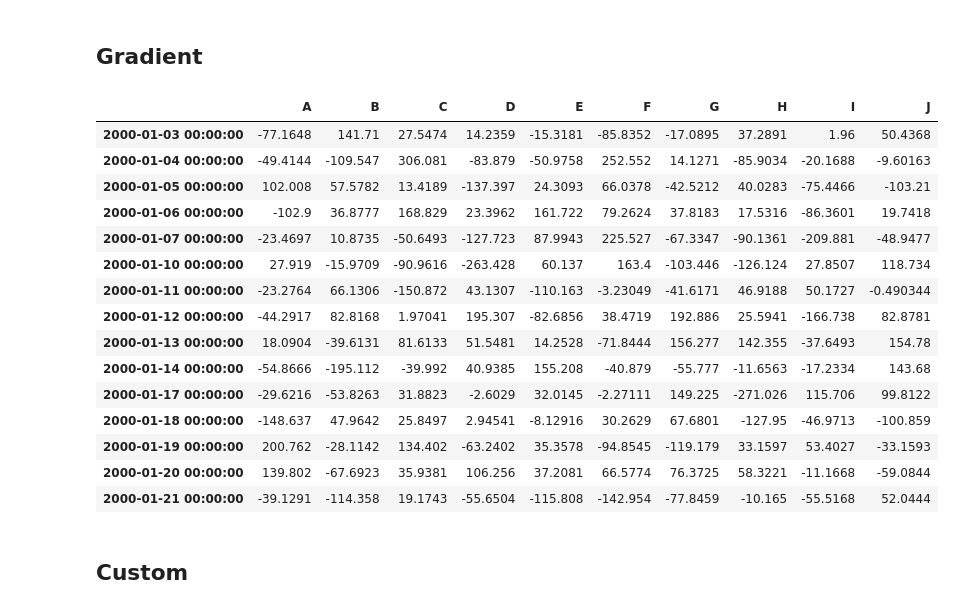
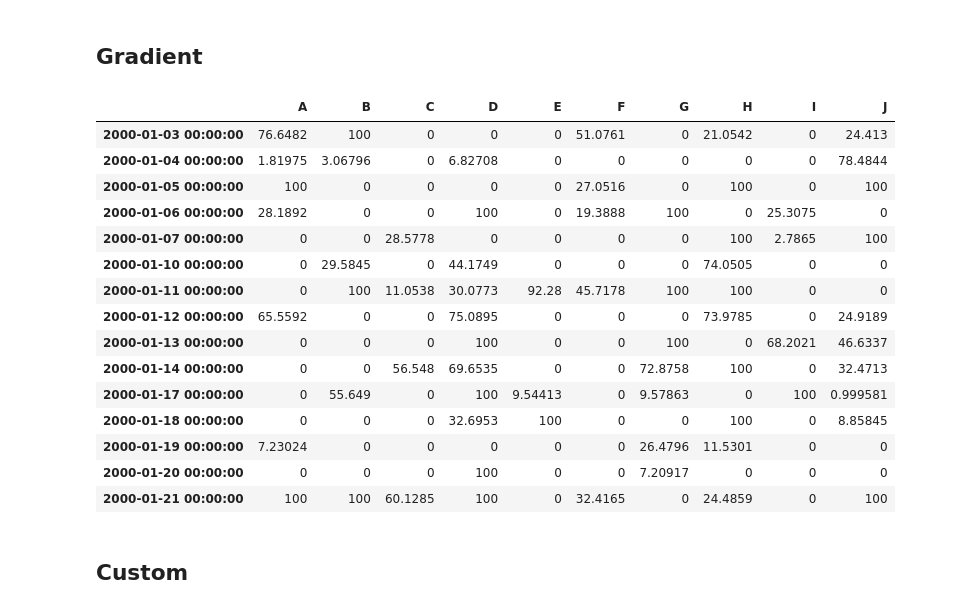
Before and after one commit to DeanLa/dont_reinvent_pandas, a Jupyter notebook: _Nightly.ipynb, the cells around one changed output. Saved outputs shown, nothing was run; the diff lists cells and outputs as text; code cells hidden in the pictures.

```diff
--- a/_Nightly.ipynb
+++ b/_Nightly.ipynb
@@ -704,24 +898,24 @@ stnan[np.random.rand(*stnan.shape) < 0.05] = np.nan
 # %% [markdown]
 ## Gradient
 # %%
-st.style.background_gradient()
+st.clip(0,100).style.background_gradient( cmap='Purples')
 # %% [output]
 |  | A | B | C | D | E | F | G | H | I | J |
-| 2000-01-03 00:00:00 | -77.1648 | 141.71 | 27.5474 | 14.2359 | -15.3181 | -85.8352 | -17.0895 | 37.2891 | 1.96 | 50.4368 |
-| 2000-01-04 00:00:00 | -49.4144 | -109.547 | 306.081 | -83.879 | -50.9758 | 252.552 | 14.1271 | -85.9034 | -20.1688 | -9.60163 |
-| 2000-01-05 00:00:00 | 102.008 | 57.5782 | 13.4189 | -137.397 | 24.3093 | 66.0378 | -42.5212 | 40.0283 | -75.4466 | -103.21 |
-| 2000-01-06 00:00:00 | -102.9 | 36.8777 | 168.829 | 23.3962 | 161.722 | 79.2624 | 37.8183 | 17.5316 | -86.3601 | 19.7418 |
-| 2000-01-07 00:00:00 | -23.4697 | 10.8735 | -50.6493 | -127.723 | 87.9943 | 225.527 | -67.3347 | -90.1361 | -209.881 | -48.9477 |
-| 2000-01-10 00:00:00 | 27.919 | -15.9709 | -90.9616 | -263.428 | 60.137 | 163.4 | -103.446 | -126.124 | 27.8507 | 118.734 |
-| 2000-01-11 00:00:00 | -23.2764 | 66.1306 | -150.872 | 43.1307 | -110.163 | -3.23049 | -41.6171 | 46.9188 | 50.1727 | -0.490344 |
-| 2000-01-12 00:00:00 | -44.2917 | 82.8168 | 1.97041 | 195.307 | -82.6856 | 38.4719 | 192.886 | 25.5941 | -166.738 | 82.8781 |
-| 2000-01-13 00:00:00 | 18.0904 | -39.6131 | 81.6133 | 51.5481 | 14.2528 | -71.8444 | 156.277 | 142.355 | -37.6493 | 154.78 |
-| 2000-01-14 00:00:00 | -54.8666 | -195.112 | -39.992 | 40.9385 | 155.208 | -40.879 | -55.777 | -11.6563 | -17.2334 | 143.68 |
-| 2000-01-17 00:00:00 | -29.6216 | -53.8263 | 31.8823 | -2.6029 | 32.0145 | -2.27111 | 149.225 | -271.026 | 115.706 | 99.8122 |
-| 2000-01-18 00:00:00 | -148.637 | 47.9642 | 25.8497 | 2.94541 | -8.12916 | 30.2629 | 67.6801 | -127.95 | -46.9713 | -100.859 |
-| 2000-01-19 00:00:00 | 200.762 | -28.1142 | 134.402 | -63.2402 | 35.3578 | -94.8545 | -119.179 | 33.1597 | 53.4027 | -33.1593 |
-| 2000-01-20 00:00:00 | 139.802 | -67.6923 | 35.9381 | 106.256 | 37.2081 | 66.5774 | 76.3725 | 58.3221 | -11.1668 | -59.0844 |
-| 2000-01-21 00:00:00 | -39.1291 | -114.358 | 19.1743 | -55.6504 | -115.808 | -142.954 | -77.8459 | -10.165 | -55.5168 | 52.0444 |
+| 2000-01-03 00:00:00 | 76.6482 | 100 | 0 | 0 | 0 | 51.0761 | 0 | 21.0542 | 0 | 24.413 |
+| 2000-01-04 00:00:00 | 1.81975 | 3.06796 | 0 | 6.82708 | 0 | 0 | 0 | 0 | 0 | 78.4844 |
+| 2000-01-05 00:00:00 | 100 | 0 | 0 | 0 | 0 | 27.0516 | 0 | 100 | 0 | 100 |
+| 2000-01-06 00:00:00 | 28.1892 | 0 | 0 | 100 | 0 | 19.3888 | 100 | 0 | 25.3075 | 0 |
+| 2000-01-07 00:00:00 | 0 | 0 | 28.5778 | 0 | 0 | 0 | 0 | 100 | 2.7865 | 100 |
+| 2000-01-10 00:00:00 | 0 | 29.5845 | 0 | 44.1749 | 0 | 0 | 0 | 74.0505 | 0 | 0 |
+| 2000-01-11 00:00:00 | 0 | 100 | 11.0538 | 30.0773 | 92.28 | 45.7178 | 100 | 100 | 0 | 0 |
+| 2000-01-12 00:00:00 | 65.5592 | 0 | 0 | 75.0895 | 0 | 0 | 0 | 73.9785 | 0 | 24.9189 |
+| 2000-01-13 00:00:00 | 0 | 0 | 0 | 100 | 0 | 0 | 100 | 0 | 68.2021 | 46.6337 |
+| 2000-01-14 00:00:00 | 0 | 0 | 56.548 | 69.6535 | 0 | 0 | 72.8758 | 100 | 0 | 32.4713 |
+| 2000-01-17 00:00:00 | 0 | 55.649 | 0 | 100 | 9.54413 | 0 | 9.57863 | 0 | 100 | 0.999581 |
+| 2000-01-18 00:00:00 | 0 | 0 | 0 | 32.6953 | 100 | 0 | 0 | 100 | 0 | 8.85845 |
+| 2000-01-19 00:00:00 | 7.23024 | 0 | 0 | 0 | 0 | 0 | 26.4796 | 11.5301 | 0 | 0 |
+| 2000-01-20 00:00:00 | 0 | 0 | 0 | 100 | 0 | 0 | 7.20917 | 0 | 0 | 0 |
+| 2000-01-21 00:00:00 | 100 | 100 | 60.1285 | 100 | 0 | 32.4165 | 0 | 24.4859 | 0 | 100 |
 # %% [markdown]
 ## Custom
 # %%
```
Also changed, not shown: parts of 83 cells of this notebook, 1 other file.
